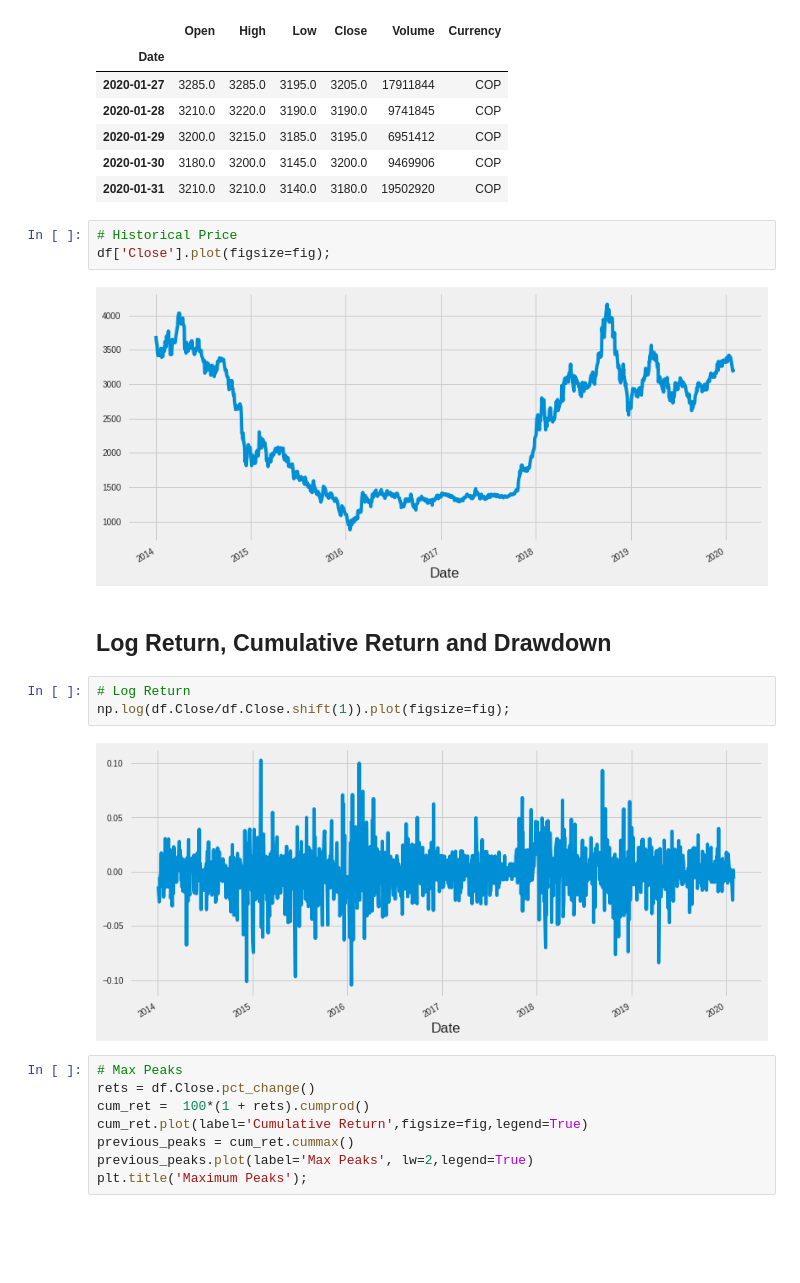
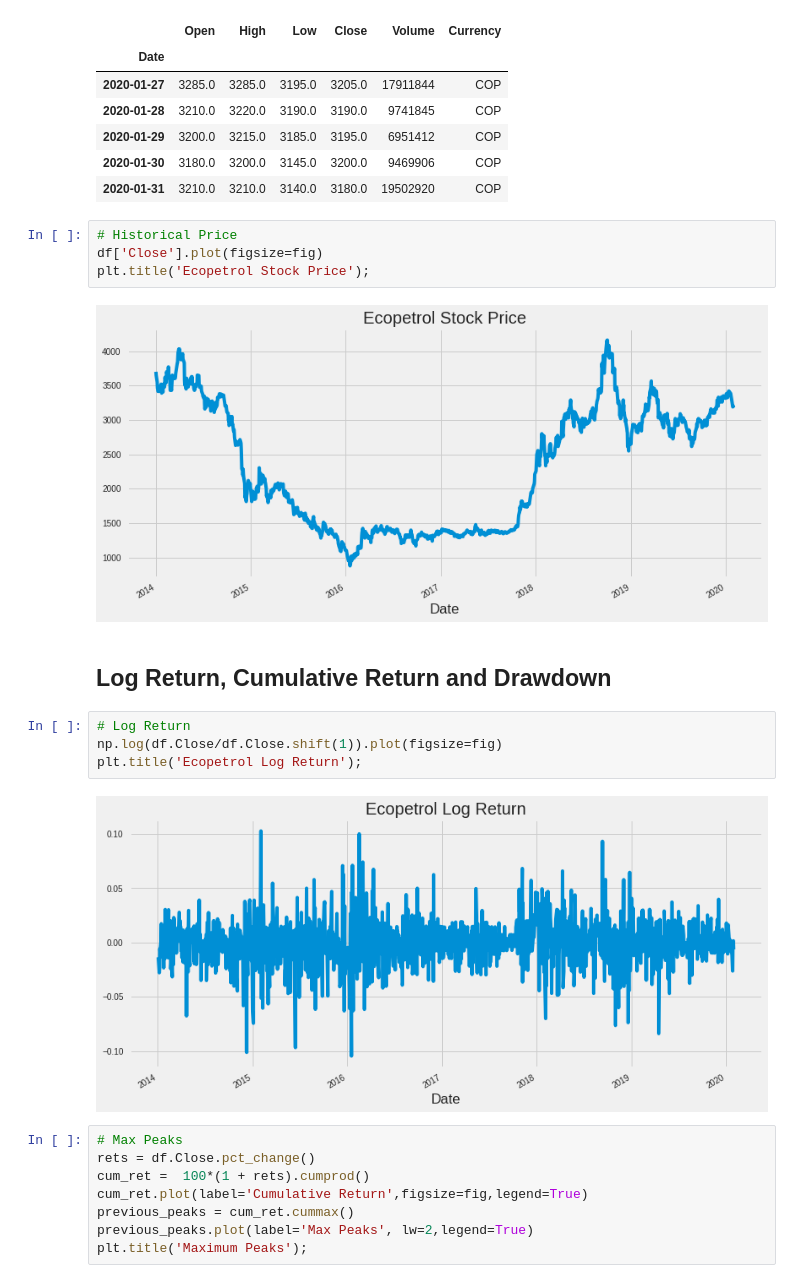
Before and after one commit to andjimbon/LSTM-Stock-Prediction, a Jupyter notebook: Ecopetrol_Stock_Forecasting_LSTM.ipynb, the cells around one changed output. Saved outputs shown, nothing was run; the diff lists cells and outputs as text; blank space fills up the shorter version.

```diff
--- a/Ecopetrol_Stock_Forecasting_LSTM.ipynb
+++ b/Ecopetrol_Stock_Forecasting_LSTM.ipynb
@@ -42,16 +42,18 @@ df.tail()
 | 2020-01-31 | 3210.0 | 3210.0 | 3140.0 | 3180.0 | 19502920 | COP |
 # %%
 # Historical Price
-df['Close'].plot(figsize=fig);
+df['Close'].plot(figsize=fig)
+plt.title('Ecopetrol Stock Price');
 # %% [output]
-[figure, old version]
+[figure, new version]
 # %% [markdown]
 ## Log Return, Cumulative Return and Drawdown
 # %%
 # Log Return
-np.log(df.Close/df.Close.shift(1)).plot(figsize=fig);
+np.log(df.Close/df.Close.shift(1)).plot(figsize=fig)
+plt.title('Ecopetrol Log Return');
 # %% [output]
-[figure, old version]
+[figure, new version]
 # %%
 # Max Peaks
 rets = df.Close.pct_change()
```
Also changed, not shown: parts of 9 cells of this notebook.
